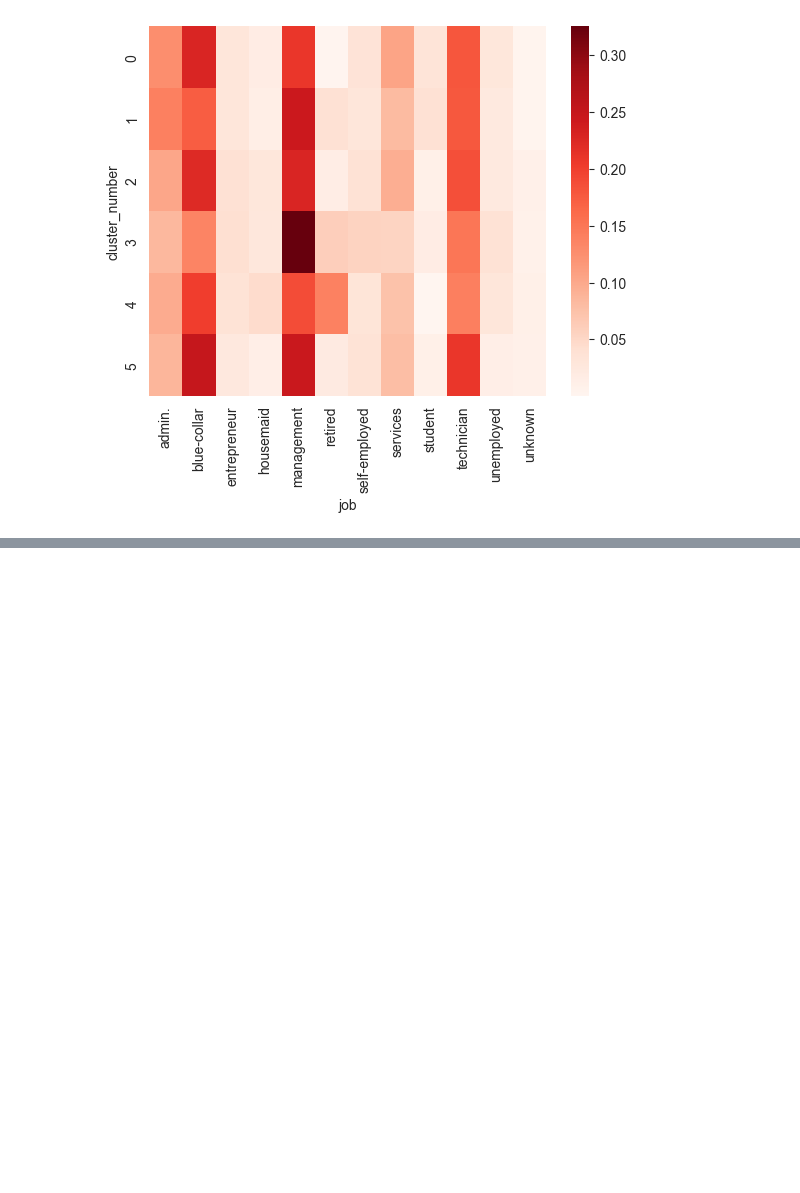
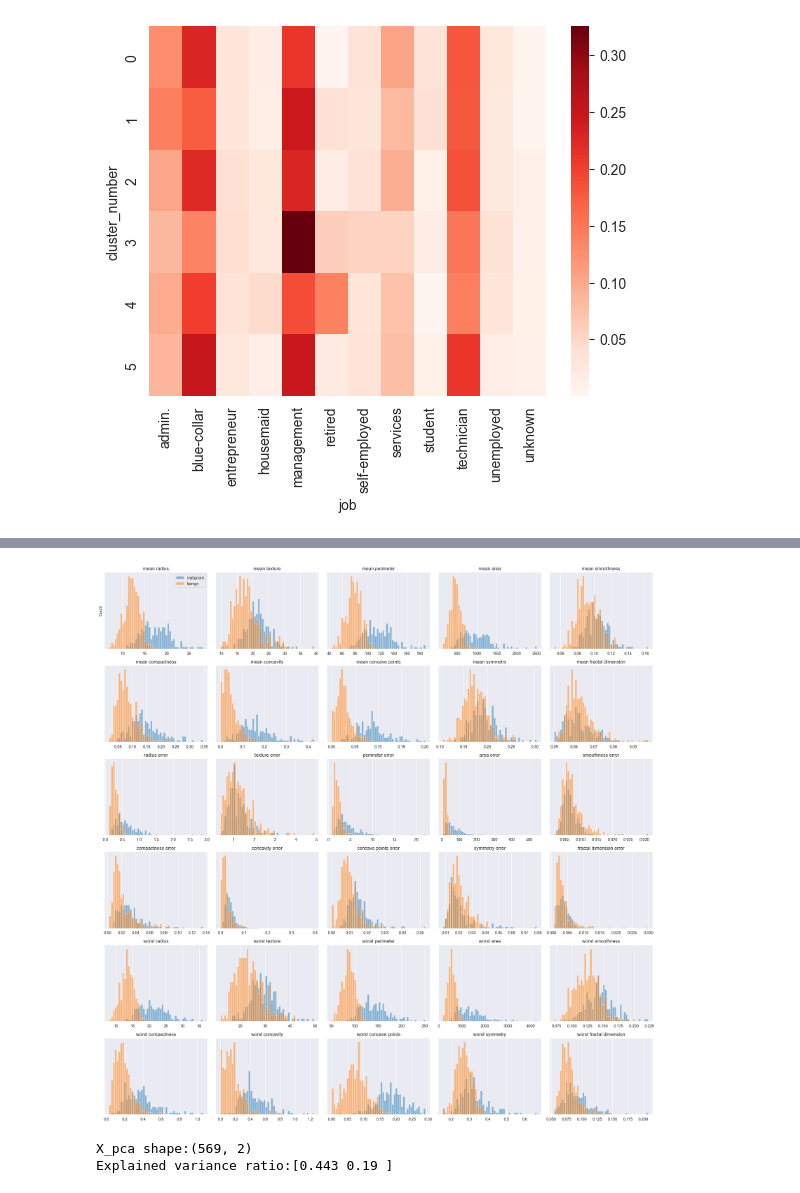
Before and after one commit to bossagyu/data-scientist-training-course, a Jupyter notebook: src/chapter9/chapter9.ipynb, the cells around one changed output, grey strips where cells are left out. Saved outputs shown, nothing was run; the diff lists cells and outputs as text; code cells hidden in the pictures; blank space fills up the shorter version.

```diff
--- a/src/chapter9/chapter9.ipynb
+++ b/src/chapter9/chapter9.ipynb
@@ -283,0 +345,48 @@ sns.heatmap(cross_cluster_job.apply(lambda x : x/x.sum(), axis=1), cmap='Reds')
+# %%
+# 乳がんデータを読み込むためのインポート
+from sklearn.datasets import load_breast_cancer
+
+# 乳がんデータの取得
+cancer = load_breast_cancer()
+
+# データをmalignant（悪性）かbenign（良性）に分けるためのフィルター処理
+# malignant（悪性）はcancer.targetが0
+malignant = cancer.data[cancer.target==0]
+
+# benign（良性）はcancer.targetが0
+benign = cancer.data[cancer.target==1]
+
+# malignant（悪性）がブルー、benign（良性）がオレンジのヒストグラム
+# 各図は、各々の説明変数（mean radiusなど）と目的変数との関係を示したヒストグラム
+
+fig, axes = plt.subplots(6,5, figsize=(20,20))
+ax = axes.ravel()
+for i in range(30):
+    _, bins = np.histogram(cancer.data[:,i], bins=50)
+    ax[i].hist(malignant[:,i], bins, alpha=.5)
+    ax[i].hist(benign[:,i], bins, alpha=.5)
+    ax[i].set_title(cancer.feature_names[i])
+    ax[i].set_yticks(())
+
+# ラベルの設定
+ax[0].set_ylabel('Count')
+ax[0].legend(['malignant','benign'], loc='best')
+fig.tight_layout()
+# %% [output]
+[figure, added]
+# %%
+# 標準化
+sc = StandardScaler()
+X_std = sc.fit_transform(cancer.data)
+
+# 主成分分析
+pca = PCA(n_components=2)
+pca.fit(X_std)
+X_pca = pca.transform(X_std)
+
+# 表示
+print('X_pca shape:{}'.format(X_pca.shape))
+print('Explained variance ratio:{}'.format(pca.explained_variance_ratio_))
+# %% [output]
+X_pca shape:(569, 2)
+Explained variance ratio:[0.443 0.19 ]
```
Also changed, not shown: parts of 21 cells of this notebook.
